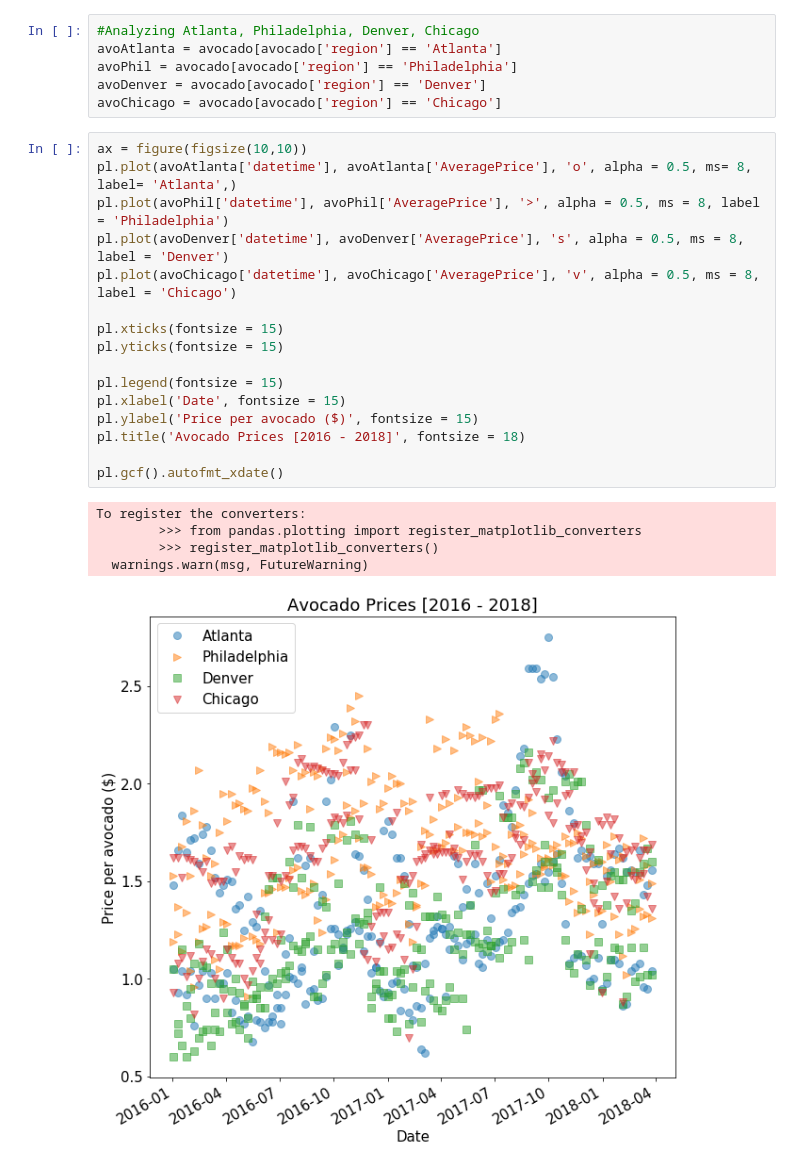
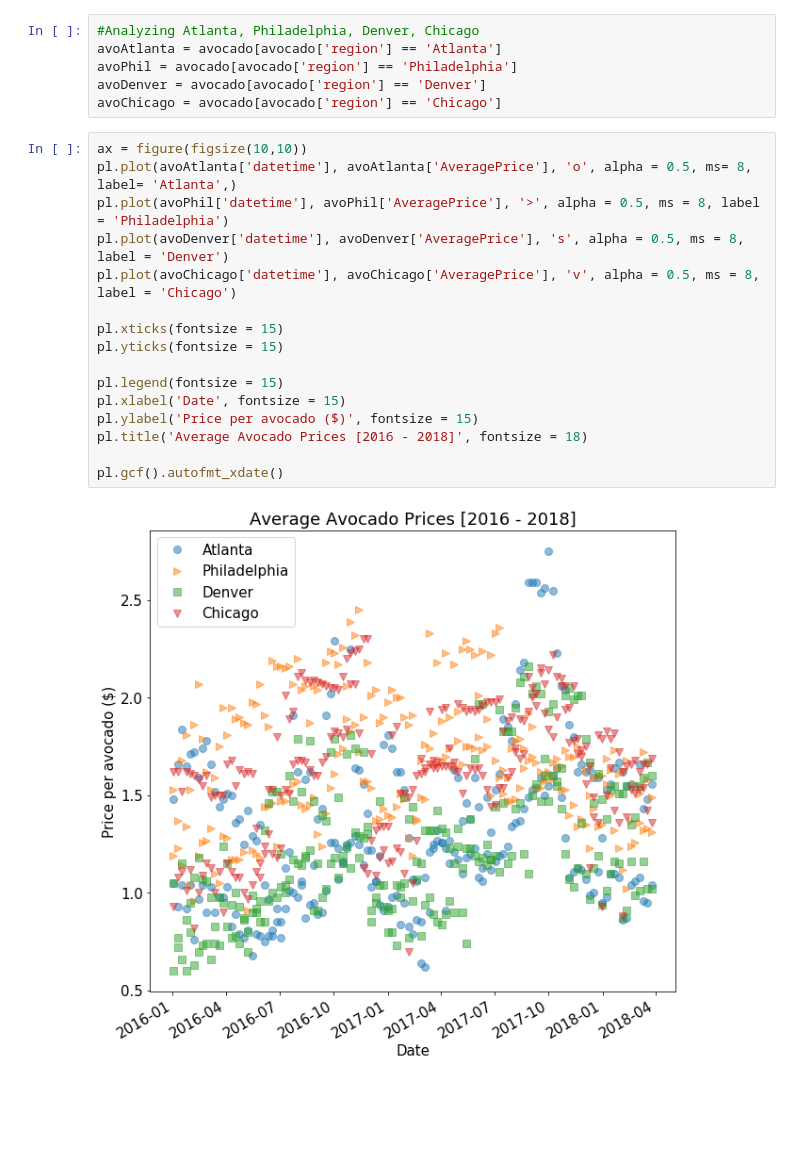
Before and after one commit to fedhere/DSPS_cHarty, a Jupyter notebook: HW8/plot_cHarty.ipynb, the cells around one changed output. Saved outputs shown, nothing was run; the diff lists cells and outputs as text; blank space fills up the shorter version.

```diff
--- a/HW8/plot_cHarty.ipynb
+++ b/HW8/plot_cHarty.ipynb
@@ -60,23 +60,19 @@ avoChicago = avocado[avocado['region'] == 'Chicago']
 # %%
 ax = figure(figsize(10,10))
 pl.plot(avoAtlanta['datetime'], avoAtlanta['AveragePrice'], 'o', alpha = 0.5, ms= 8, label= 'Atlanta',)
 pl.plot(avoPhil['datetime'], avoPhil['AveragePrice'], '>', alpha = 0.5, ms = 8, label = 'Philadelphia')
 pl.plot(avoDenver['datetime'], avoDenver['AveragePrice'], 's', alpha = 0.5, ms = 8, label = 'Denver')
 pl.plot(avoChicago['datetime'], avoChicago['AveragePrice'], 'v', alpha = 0.5, ms = 8, label = 'Chicago')
 
 pl.xticks(fontsize = 15)
 pl.yticks(fontsize = 15)
 
 pl.legend(fontsize = 15)
 pl.xlabel('Date', fontsize = 15)
 pl.ylabel('Price per avocado ($)', fontsize = 15)
-pl.title('Avocado Prices [2016 - 2018]', fontsize = 18)
+pl.title('Average Avocado Prices [2016 - 2018]', fontsize = 18)
 
 pl.gcf().autofmt_xdate()
 # %% [output]
-To register the converters:
-        >>> from pandas.plotting import register_matplotlib_converters
-        >>> register_matplotlib_converters()
-  warnings.warn(msg, FutureWarning)
-[figure, old version]
+[figure, new version]
 # %% [markdown]
```
Also changed, not shown: parts of 1 cell of this notebook.
